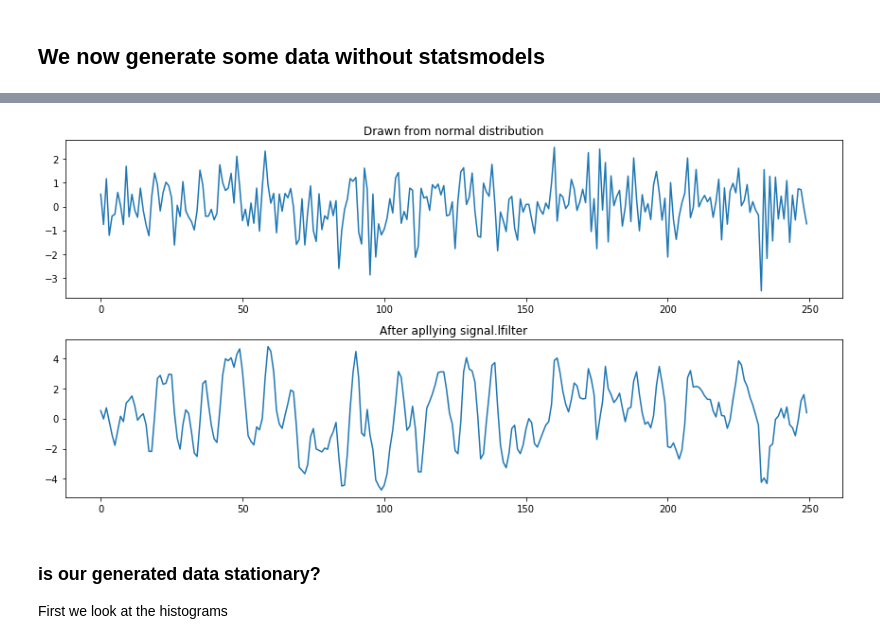
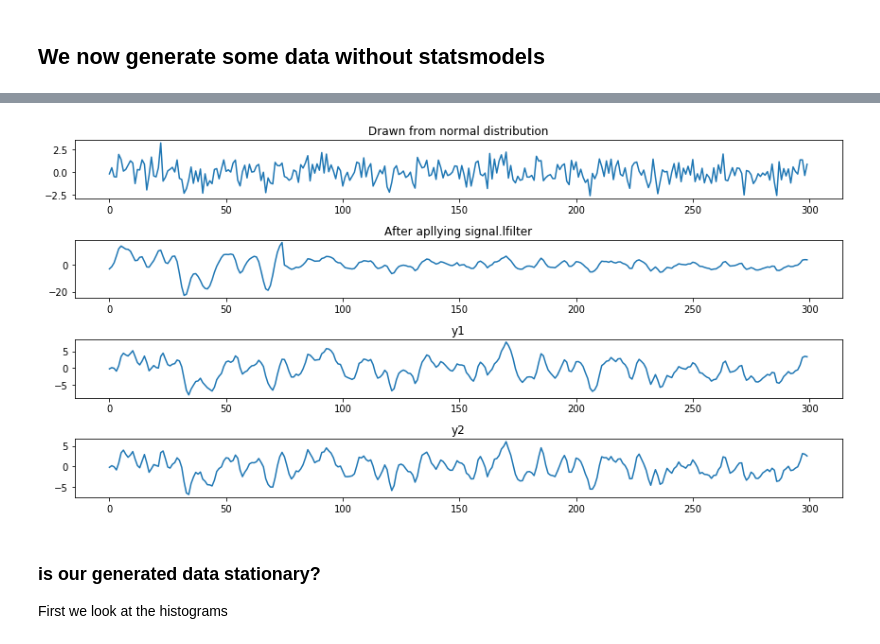
Before and after one commit to clemenspeters/ARIMA, a Jupyter notebook: experiment_sm-tsa-arma_generate_sample.ipynb, the cells around one changed output, grey strips where cells are left out. Cells and saved outputs as stored; diff of their text form; code cells hidden in the pictures.

```diff
--- a/experiment_sm-tsa-arma_generate_sample.ipynb
+++ b/experiment_sm-tsa-arma_generate_sample.ipynb
@@ -98,14 +148,24 @@ y = signal.lfilter(maparams, arparams, eta)
 # %%
 fig = plt.figure(1, figsize=(12, 6))
-ax1 = fig.add_subplot(211)
+ax1 = fig.add_subplot(411)
 ax1.title.set_text("Drawn from normal distribution")
-ax1.plot(np.arange(nsample), eta)
-ax2 = fig.add_subplot(212)
+ax1.plot(np.arange(nsample), eta[burnin:])
+
+ax2 = fig.add_subplot(412)
 ax2.title.set_text("After apllying signal.lfilter")
-ax2.plot(np.arange(nsample), y)
+ax2.plot(np.arange(nsample), y[burnin:])
+
+ax3 = fig.add_subplot(413)
+ax3.title.set_text("y1")
+ax3.plot(np.arange(nsample), y1)
+
+ax4 = fig.add_subplot(414)
+ax4.title.set_text("y2")
+ax4.plot(np.arange(nsample), y2)
+
 plt.tight_layout() # avoid overlapping plot titles
 # %% [output]
-[figure, old version]
+[figure, new version]
 # %% [markdown]
 ### is our generated data stationary?
 First we look at the histograms
```
Also changed, not shown: parts of 7 cells of this notebook, 1 other file.
